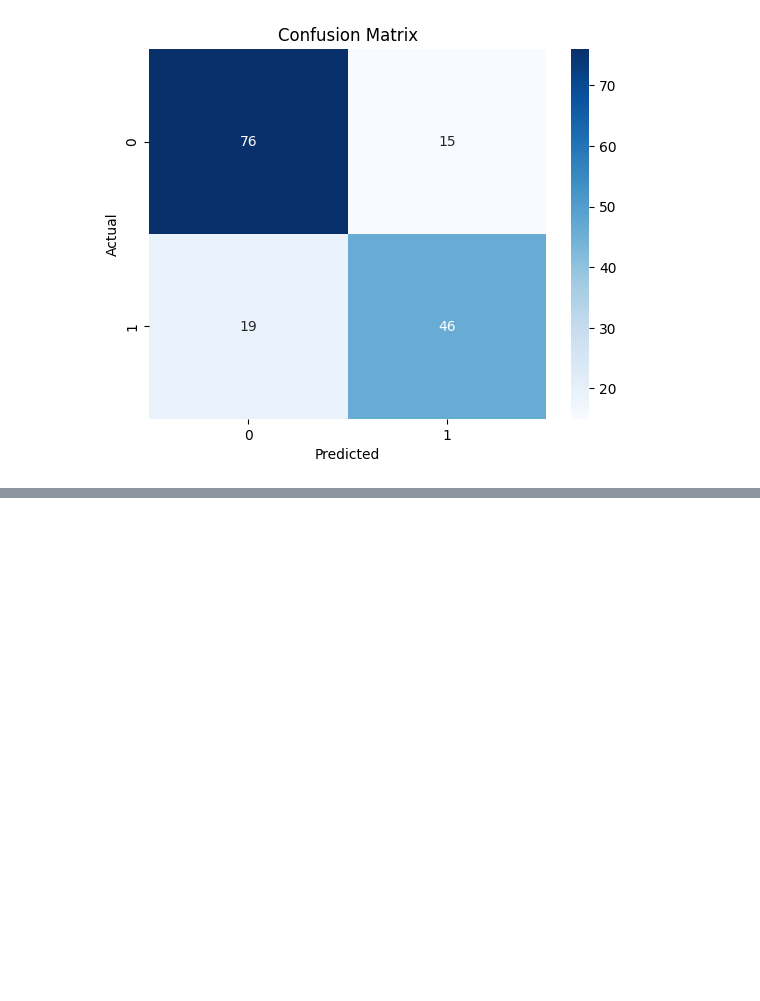
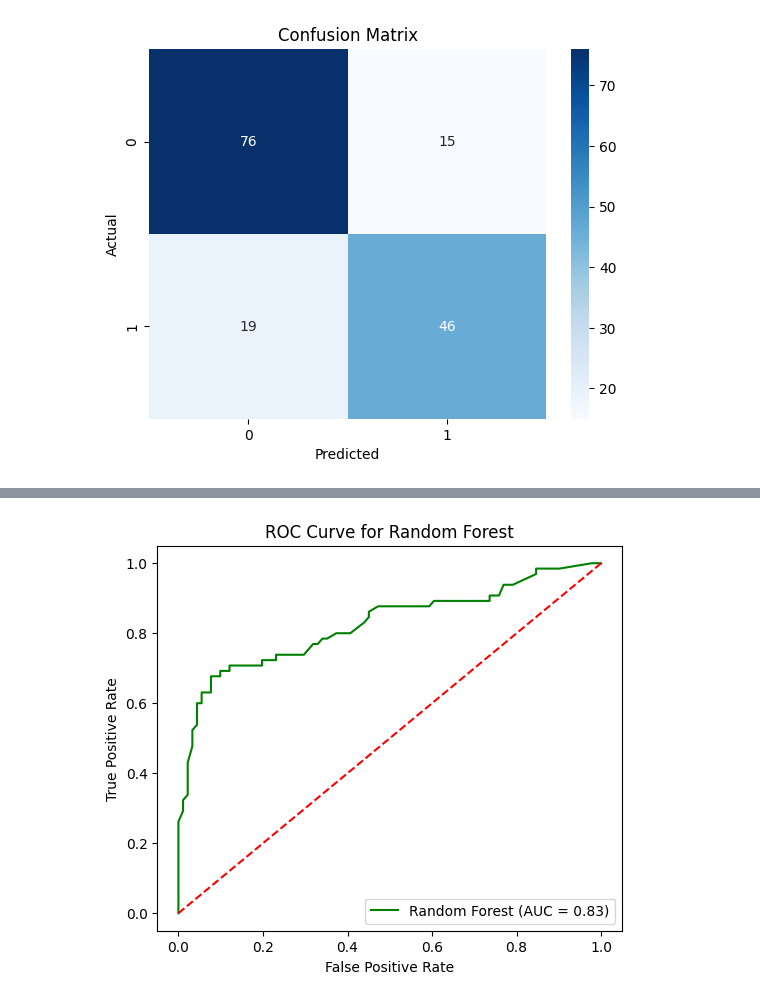
Before and after one commit to Storm00212/Data-manipulation-using-python, a Jupyter notebook: Complex_data_manipulation_with_sample_dataset.ipynb, the cells around one changed output, grey strips where cells are left out. Cells and saved outputs as stored; diff of their text form; code cells hidden in the pictures; blank space fills up the shorter version.

```diff
--- a/Complex_data_manipulation_with_sample_dataset.ipynb
+++ b/Complex_data_manipulation_with_sample_dataset.ipynb
@@ -256,0 +295,14 @@ Model Accuracy: 0.782051282051282
+# %%
+fpr, tpr, _ = roc_curve(y_test, y_prob_rf)
+roc_auc = auc(fpr, tpr)
+
+plt.figure(figsize=(6,5))
+plt.plot(fpr, tpr, label=f"Random Forest (AUC = {roc_auc:.2f})", color='green')
+plt.plot([0, 1], [0, 1], color='red', linestyle='--')
+plt.xlabel('False Positive Rate')
+plt.ylabel('True Positive Rate')
+plt.title('ROC Curve for Random Forest')
+plt.legend(loc='lower right')
+plt.show()
+# %% [output]
+[figure, added]
```
Also changed, not shown: parts of 19 cells of this notebook.
